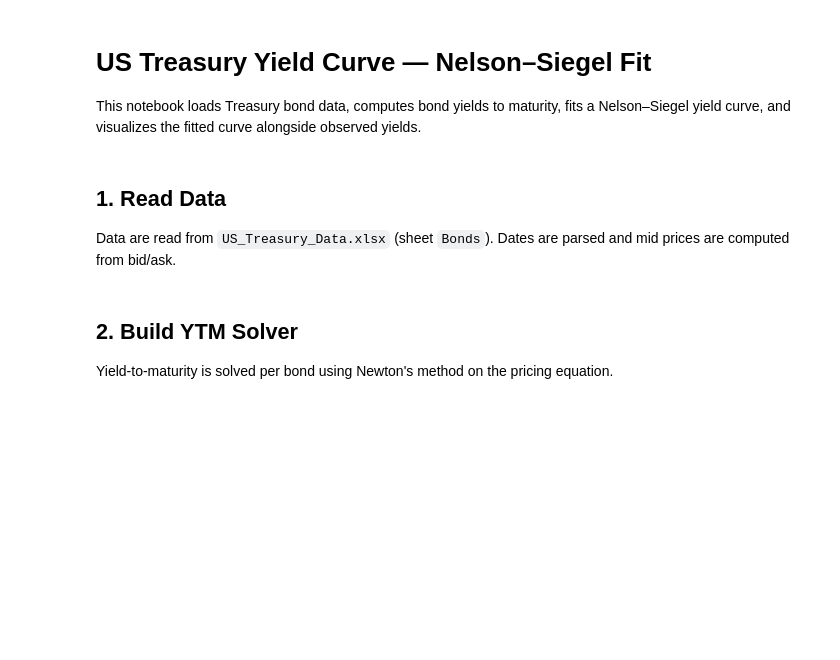
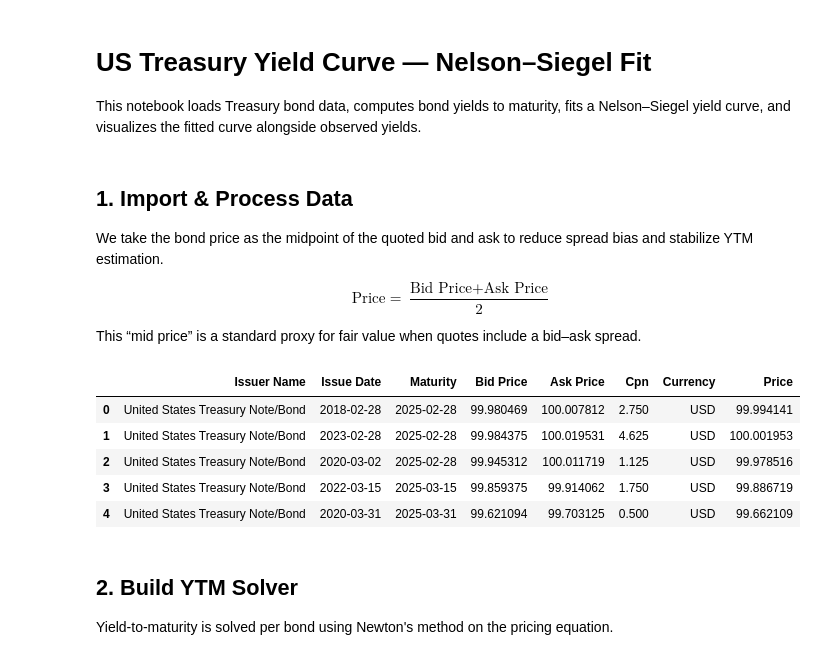
Before and after one commit to IshaPatro/Yield-Curve-Valuation, a Jupyter notebook: yield_curve_construction.ipynb, the cells around one changed output. Cells and saved outputs as stored; diff of their text form; code cells hidden in the pictures; blank space fills up the shorter version.

```diff
--- a/yield_curve_construction.ipynb
+++ b/yield_curve_construction.ipynb
@@ -4,22 +9,24 @@ This notebook loads Treasury bond data, computes bond yields to maturity, fits a
 # %% [markdown]
-## 1. Read Data
-Data are read from `US_Treasury_Data.xlsx` (sheet `Bonds`). Dates are parsed and mid prices are computed from bid/ask.
+## 1. Import  & Process Data
+
+We take the bond price as the midpoint of the quoted bid and ask to reduce spread bias and stabilize YTM estimation.
+
+$$\text{Price} = \frac{\text{Bid Price} + \text{Ask Price}}{2}$$
+
+This “mid price” is a standard proxy for fair value when quotes include a bid–ask spread.
 # %%
-import numpy as np
-import pandas as pd
-from scipy.optimize import newton, minimize
-import matplotlib.pyplot as plt
-
-# -----------------------------------------------------------
-# 1. READ DATA
-# -----------------------------------------------------------
-
 treasury_bonds = pd.read_excel("US_Treasury_Data.xlsx", sheet_name="Bonds")
 treasury_bonds['Issue Date'] = pd.to_datetime(treasury_bonds['Issue Date'])
 treasury_bonds['Maturity'] = pd.to_datetime(treasury_bonds['Maturity'])
-
-# Use mid price (Bid/Ask midpoint)
 treasury_bonds["Price"] = (treasury_bonds["Bid Price"] + treasury_bonds["Ask Price"]) / 2
+treasury_bonds.head()
+# %% [output]
+|  | Issuer Name | Issue Date | Maturity | Bid Price | Ask Price | Cpn | Currency | Price |
+| 0 | United States Treasury Note/Bond | 2018-02-28 | 2025-02-28 | 99.980469 | 100.007812 | 2.750 | USD | 99.994141 |
+| 1 | United States Treasury Note/Bond | 2023-02-28 | 2025-02-28 | 99.984375 | 100.019531 | 4.625 | USD | 100.001953 |
+| 2 | United States Treasury Note/Bond | 2020-03-02 | 2025-02-28 | 99.945312 | 100.011719 | 1.125 | USD | 99.978516 |
+| 3 | United States Treasury Note/Bond | 2022-03-15 | 2025-03-15 | 99.859375 | 99.914062 | 1.750 | USD | 99.886719 |
+| 4 | United States Treasury Note/Bond | 2020-03-31 | 2025-03-31 | 99.621094 | 99.703125 | 0.500 | USD | 99.662109 |
 # %% [markdown]
 ## 2. Build YTM Solver
 Yield-to-maturity is solved per bond using Newton's method on the pricing equation.
```
Also changed, not shown: parts of 9 cells of this notebook.
